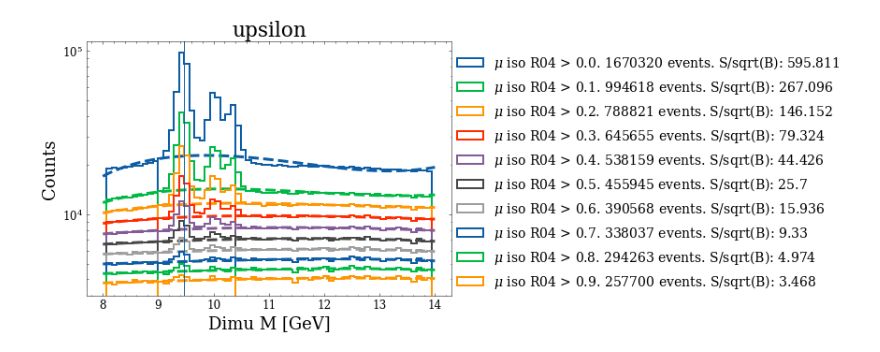
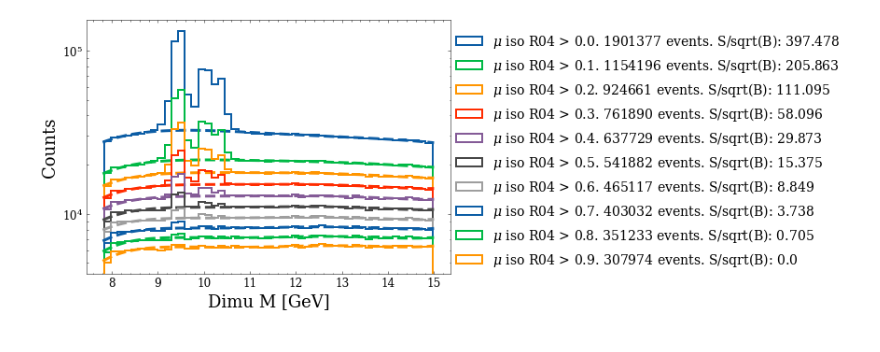
Before and after one commit to hep-lbdl/dimuonAD, a Jupyter notebook: 03_visualize_data.ipynb, the cells around one changed output. Drawn from its saved outputs; the diff is of its cells as text; code cells hidden in the pictures.

```diff
--- a/03_visualize_data.ipynb
+++ b/03_visualize_data.ipynb
@@ -61,0 +84,21 @@ colors_dict = {
+# %%
+iso_cut = 0
+trig = "HLT_DoubleMu18NoFiltersNoVtx"
+in_SB = (all_data["dimu_mass"] >= SB_left) & (all_data["dimu_mass"] <= SB_right) & (all_data["mu0_iso04"] >= 0) & (all_data["mu1_iso04"] >= iso_cut)
+
+masses = all_data["dimu_mass"][in_SB][all_data[trig][in_SB]]
+#masses = np.random.choice(masses, size = 20000)
+
+popt_0, pcov, _, _, _ = curve_fit_m_inv(masses, bkg_fit_type, SR_left, SR_right, plot_bins_left, plot_bins_right, plot_centers_SB)
+
+plt.figure()
+plt.plot(x, bkg_fit_function(x, *popt_0), lw = 3, linestyle = "dashed")
+sig = np.sqrt(calculate_test_statistic(masses, bkg_fit_function, bkg_fit_type, plot_bins_SR, plot_centers_SR, SR_left, SR_right, popt_0, pcov))
+plt.hist(masses, bins = plot_bins_all, lw = 2, histtype = "step", density = False, label = f"sig: {round(sig,3)}")
+plt.legend()
+plt.title(f"{trig}, mu_iso > {iso_cut}, {len(masses)} events")
+plt.axvline(SR_right)
+plt.axvline(SR_left)
+plt.xlabel("M")
+plt.ylabel("Counts")
+plt.show()
@@ -158,42 +161,38 @@ ptc = 0
 
 cut_pt = False
 
 
 plt.figure(figsize = (7,5))
 
 
 filters, labels = [], []
 
 if cut_pt:
     for ptc in dimuon_pt_cuts:
-        loc_filter = (uncut_data["DATA_nojet"]["mu0_iso04"]>=isoc) & (uncut_data["DATA_nojet"]["mu1_iso04"]>=isoc)  &(uncut_data["DATA_nojet"]["dimu_pt"]>=ptc)
+        loc_filter = (all_data["mu0_iso04"]>=isoc) & (all_data["mu1_iso04"]>=isoc)  &(all_data["dimu_pt"]>=ptc)
         filters.append(loc_filter)
         labels.append(f"$\mu\mu$ $p_T$ > {round(ptc, 2)} GeV")
 
 else:
     for isoc in muon_iso_cuts:
-        loc_filter = (uncut_data["DATA_nojet"]["mu0_iso04"]>=isoc) & (uncut_data["DATA_nojet"]["mu1_iso04"]>=isoc)   &(uncut_data["DATA_nojet"]["dimu_pt"]>=ptc)
+        loc_filter = (all_data["mu0_iso04"]>=isoc) & (all_data["mu1_iso04"]>=isoc)   &(all_data["dimu_pt"]>=ptc)
         filters.append(loc_filter)
         labels.append(f"$\mu$ iso R04 > {round(isoc, 2)}")
 
 for i in range(len(filters)):
 
-    loc_data = uncut_data["DATA_nojet"]["dimu_mass"][filters[i]]
+    loc_data = all_data["dimu_mass"][filters[i]]
     N_events = len(loc_data[(loc_data >= SB_left) & (loc_data <= SB_right)])
 
+    popt_0, pcov, _, _, _ = curve_fit_m_inv(loc_data, bkg_fit_type, SR_left, SR_right, plot_bins_left, plot_bins_right, plot_centers_SB)
+    sig = np.sqrt(calculate_test_statistic(loc_data, bkg_fit_function, bkg_fit_type, plot_bins_SR, plot_centers_SR, SR_left, SR_right, popt_0, pcov))
+    plt.hist(loc_data, bins = plot_bins_all, lw = 2, color = f"C{i}", histtype = "step", density = False, label = labels[i]+f". {N_events} events. S/sqrt(B): {round(sig,3)}")
+    plt.plot(x, bkg_fit_function(x, *popt_0), lw = 3, color = f"C{i}", linestyle = "dashed")
 
-
-    popt_0, _, _, _, _ = curve_fit_m_inv(loc_data, "cubic", SR_left, SR_right, plot_bins_left, plot_bins_right, plot_centers_all)
-    num_S_expected_in_SR, num_B_expected_in_SR = calc_significance(loc_data, bkg_fit_cubic, plot_bins_SR, SR_left, SR_right, popt_0)
-    plt.hist(loc_data, bins = plot_bins_all, lw = 2, color = f"C{i}", histtype = "step", density = False, label = labels[i]+f". {N_events} events. S/sqrt(B): {round(num_S_expected_in_SR/np.sqrt(num_B_expected_in_SR),3)}")
-    plt.plot(x, bkg_fit_cubic(x, *popt_0), lw = 3, color = f"C{i}", linestyle = "dashed")
-
-plt.title(analysis_type)
-plt.axvline(mass)
 plt.yscale("log")
 plt.xlabel("Dimu M [GeV]")
 plt.ylabel("Counts")
 plt.legend(loc = (1, 0), fontsize = 14)
 plt.show()
 # %% [output]
-[figure, old version]
+[figure, new version]
```
Also changed, not shown: parts of 12 cells of this notebook, 7 other files.
